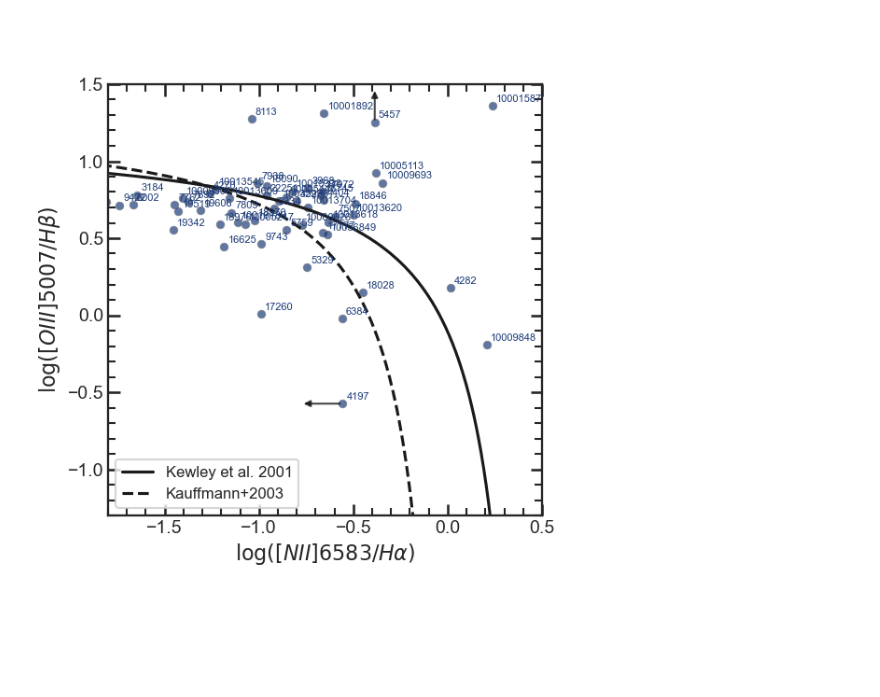
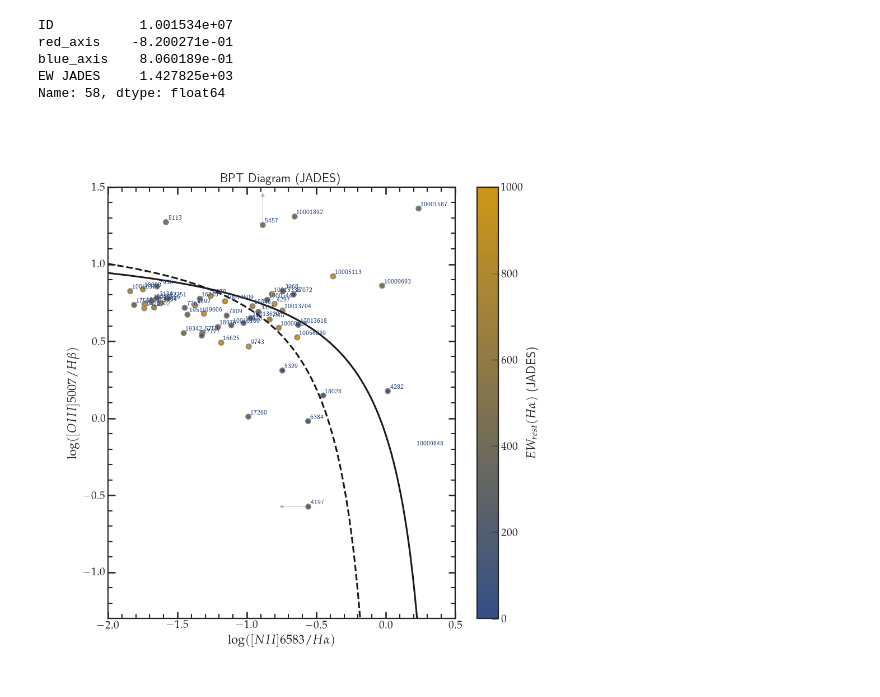
Before and after one commit to NGomez-inaoe/JWST-Data, a Jupyter notebook: Medium_Resolution/may_4th_week.ipynb, the cells around one changed output. Cells and saved outputs as stored; diff of their text form; code cells hidden in the pictures; blank space fills up the shorter version.

```diff
--- a/Medium_Resolution/may_4th_week.ipynb
+++ b/Medium_Resolution/may_4th_week.ipynb
@@ -240,16 +239,17 @@ plot_bpt_combined(source='JADES', save=False, labels=True, arrows=False)
 # %%
+
 import numpy as np
 import pandas as pd
 import seaborn as sns
 import matplotlib.pyplot as plt
-from sklearn import base
+from matplotlib.colors import LinearSegmentedColormap
 
 %matplotlib widget
 #================= Plot Settings =================#
 # Latex rendering
-#plt.rc('font', **{'family': 'serif', 'serif': ['palatino']}) #Helvetica
-#plt.rc('text', usetex=True)
-#plt.rc('font', weight='bold')
+plt.rc('font', **{'family': 'serif', 'serif': ['palatino']}) #Helvetica
+plt.rc('text', usetex=True)
+plt.rc('font', weight='bold')
 
 # --- Cosmology palette (normalized RGB) ---
 COSMO_COLORS = {
@@ -294,6 +294,7 @@ def compute_axes(source='MAST', filter='G235M', save=False, show=True):
     #================= File Reading =================#
     # Read the TSV file
     df_all = pd.read_csv('./Output_data/Line_fluxes_all_filters.tsv', sep='\t')
+    equivalent_widths = pd.read_csv('./Equivalent_width_data.tsv', sep='\t')
 
     if source == 'MAST':
         suffix = f'MAST {filter}'
@@ -305,17 +306,12 @@ def compute_axes(source='MAST', filter='G235M', save=False, show=True):
         save_name = './Output_data/BPT_diagram_jades.pdf'
 
 
+
+
     # Create a sub dataframe with ID, redshift, and all columns containing the suffix
     cols = [col for col in df_all.columns if suffix in col]
     df_sub = df_all[['ID', 'redshift'] + cols].copy()
 
-    lines_for_plot = [
-        f'Flux ([OIII]5007) {suffix}',
-        f'Flux (Hb 4861) {suffix}',
-        f'Flux ([NII]6583) {suffix}',
-        f'Flux (Ha 6563) {suffix}',
-        f'F_err([NII]6583) {suffix}',
-    ]
 
     blue_axis = np.log10(df_sub[f'Flux ([OIII]5007) {suffix}'] / df_sub[f'Flux (Hb 4861) {suffix}'])
     red_axis = np.log10(df_sub[f'Flux ([NII]6583) {suffix}'] / df_sub[f'Flux (Ha 6563) {suffix}'])
@@ -326,7 +322,9 @@ def compute_axes(source='MAST', filter='G235M', save=False, show=True):
         'blue_axis': blue_axis,
         'red_axis': red_axis,
         'red_err': df_sub[f'Flux ([NII]6583) {suffix}'] < df_sub[f'F_err([NII]6583) {suffix}'],
-        'blue_err': df_sub[f'Flux (Hb 4861) {suffix}'] < df_sub[f'F_err(Hb 4861) {suffix}']
+        'blue_err': df_sub[f'Flux (Hb 4861) {suffix}'] < df_sub[f'F_err(Hb 4861) {suffix}'],
+        'EW MAST': -1*equivalent_widths['EW(Ha) MAST'],
+        'EW JADES': -1*equivalent_widths['EW(Ha) JADES']
     }
 
     return pd.DataFrame(result)
@@ -339,8 +337,10 @@ def plt_bpt(source='JADES', arrows=True, labels=True, save=False, show=True):
     df_395 = compute_axes(source=source, filter='G395M')
     df_395H = compute_axes(source=source, filter='G395H')
 
+
     cols = ['blue_axis', 'red_axis', 'red_err', 'blue_err']
-    keys = ['ID', 'redshift']
+
+    keys = ['ID', 'redshift', f'EW {source}']
 
     # Keep only rows common to all three dataframes
     base = (
@@ -367,12 +367,12 @@ def plt_bpt(source='JADES', arrows=True, labels=True, save=False, show=True):
     y_kauff = 0.61 / (x_kauff - 0.05) + 1.3
 
     #=================| plot function |=================#
-    plt.figure(figsize=(6, 6))
+    plt.figure(figsize=(10, 10))
 
     plt.plot(x_kewly, y_kewly, color='k', label='Kewley et al. 2001')
     plt.plot(x_kauff, y_kauff, color='k', linestyle='--', label='Kauffmann+2003')
 
-    plt.xlim(-1.8, 0.5)
+    plt.xlim(-2, 0.5)
     plt.ylim(-1.3, 1.5)
     plt.xlabel(r'$\log([NII]6583/H\alpha)$')
     plt.ylabel(r'$\log([OIII]5007/H\beta)$')
@@ -383,7 +383,28 @@ def plt_bpt(source='JADES', arrows=True, labels=True, save=False, show=True):
     yf=df_final['blue_axis']
 
 
-    sns.scatterplot(x=xf, y=yf, s=40, color=COSMO_COLORS['deep_blue'], edgecolor='grey', alpha=0.7)
+
+    # Custom colormap: gray → red
+    gray_red_cmap = LinearSegmentedColormap.from_list(
+        'gray_red',
+        [COSMO_COLORS['deep_blue'], COSMO_COLORS['warm_gold']]
+    )
+
+    scatter = plt.scatter(
+        xf, yf,
+        s=40,
+        c=df_final['EW MAST'] if source == 'MAST' else df_final['EW JADES'],
+        cmap=gray_red_cmap,
+        edgecolor='grey',
+        alpha=0.9,
+        vmin=0,
+        vmax=1000
+    )
+
+    cbar = plt.colorbar(scatter)
+    cbar.set_label(f'$EW_{{rest}}(H\\alpha)$ ({source})')
+    plt.title(f'BPT Diagram ({source})')
+
 
     if labels:
         for x, y, obj_id in zip(xf, yf, df_final['ID']):
@@ -397,36 +418,44 @@ def plt_bpt(source='JADES', arrows=True, labels=True, save=False, show=True):
                 color=COSMO_COLORS['deep_blue']
             )
 
 
 
     if arrows:
         for x, y in zip(xf[df_final['red_err']], yf[df_final['red_err']] ):
             plt.annotate(
                 '',
                 xy=(x - 0.22, y),
                 xytext=(x, y),
-                arrowprops=dict(arrowstyle='-|>', color='k', alpha=0.8, lw=1.5, mutation_scale=10),
+                arrowprops=dict(arrowstyle='-|>', color=COSMO_COLORS['cool_gray'], alpha=0.4, lw=.8, mutation_scale=10),
                 va='center'
             )
 
 
         for x, y in zip(xf[df_final['blue_err']], yf[df_final['blue_err']] ):
             plt.annotate(
                 '',
                 xy=(x, y+0.22),
                 xytext=(x, y),
-                arrowprops=dict(arrowstyle='-|>', color='k', alpha=0.8, lw=1.5, mutation_scale=10),
+                arrowprops=dict(arrowstyle='-|>', color=COSMO_COLORS['cool_gray'], alpha=0.4, lw=.8, mutation_scale=10),
                 va='center'
             )
 
 
     if save:
         plt.savefig('bpt_v2.pdf', bbox_inches='tight')
 
-    if show:
-        plt.show()
+
+    print(df_final[['ID', 'red_axis', 'blue_axis', f'EW {source}']].iloc[59])
+    plt.show()
 
 
-plt_bpt(labels=True, arrows=True, show=False)
+
+
+plt_bpt(labels=True, arrows=True, show=True)
 # %% [output]
+ID           1.001534e+07
+red_axis    -8.200271e-01
+blue_axis    8.060189e-01
+EW JADES     1.427825e+03
+Name: 58, dtype: float64
-[figure, old version]
+[figure, new version]
```
Also changed, not shown: parts of 2 cells of this notebook.
